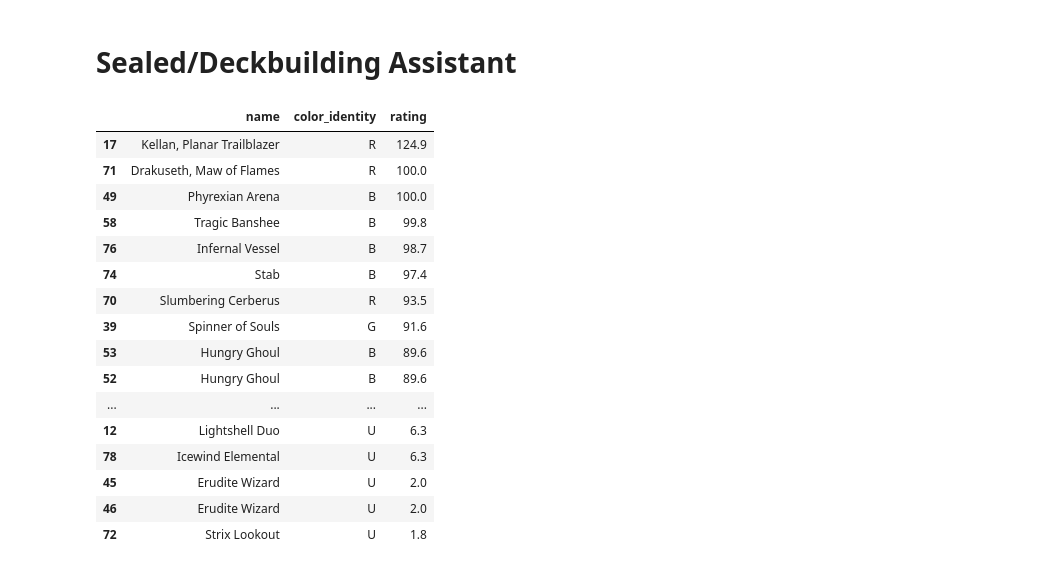
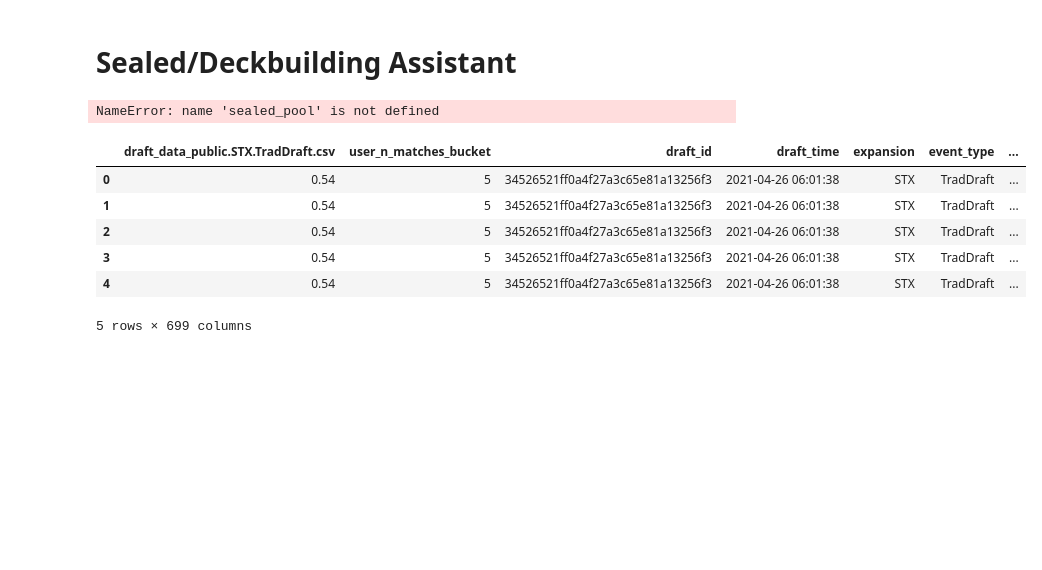
Before and after one commit to milkjeff94/statistical-drafting, a Jupyter notebook: notebooks/draft_assistant.ipynb, the cells around one changed output. Cells and saved outputs as stored; diff of their text form; code cells hidden in the pictures; blank space fills up the shorter version.

```diff
--- a/notebooks/draft_assistant.ipynb
+++ b/notebooks/draft_assistant.ipynb
@@ -138,22 +139,23 @@ sealed_cardnames = sd.parse_cardnames(sealed_pool)
 # Get deckbuild recommendations - expect to need to tweak a handful of cards.
 dm = sd.DraftModel(set="FDN")
 deck_rec = dm.get_deck_recommendation(sealed_cardnames, starting_colors="BR")
-deck_rec
+# deck_rec
 # %% [output]
-|  | name | color_identity | rating |
-| 17 | Kellan, Planar Trailblazer | R | 124.9 |
-| 71 | Drakuseth, Maw of Flames | R | 100.0 |
-| 49 | Phyrexian Arena | B | 100.0 |
-| 58 | Tragic Banshee | B | 99.8 |
-| 76 | Infernal Vessel | B | 98.7 |
-| 74 | Stab | B | 97.4 |
-| 70 | Slumbering Cerberus | R | 93.5 |
-| 39 | Spinner of Souls | G | 91.6 |
-| 53 | Hungry Ghoul | B | 89.6 |
-| 52 | Hungry Ghoul | B | 89.6 |
-| ... | ... | ... | ... |
-| 12 | Lightshell Duo | U | 6.3 |
-| 78 | Icewind Elemental | U | 6.3 |
-| 45 | Erudite Wizard | U | 2.0 |
-| 46 | Erudite Wizard | U | 2.0 |
-| 72 | Strix Lookout | U | 1.8 |
+NameError: name 'sealed_pool' is not defined
+# %%
+csv_path = "../data/17lands/draft_data_public.STX.TradDraft.csv.gz"
+
+import pandas as pd
+
+for draft_chunk in pd.read_csv(csv_path, chunksize=1000, compression="gzip"):
+    break
+
+draft_chunk.head() # "event_match_wins" always available as a field.
+# %% [output]
+|  | draft_data_public.STX.TradDraft.csv | user_n_matches_bucket | draft_id | draft_time | expansion | event_type | ... |
+| 0 | 0.54 | 5 | 34526521ff0a4f27a3c65e81a13256f3 | 2021-04-26 06:01:38 | STX | TradDraft | ... |
+| 1 | 0.54 | 5 | 34526521ff0a4f27a3c65e81a13256f3 | 2021-04-26 06:01:38 | STX | TradDraft | ... |
+| 2 | 0.54 | 5 | 34526521ff0a4f27a3c65e81a13256f3 | 2021-04-26 06:01:38 | STX | TradDraft | ... |
+| 3 | 0.54 | 5 | 34526521ff0a4f27a3c65e81a13256f3 | 2021-04-26 06:01:38 | STX | TradDraft | ... |
+| 4 | 0.54 | 5 | 34526521ff0a4f27a3c65e81a13256f3 | 2021-04-26 06:01:38 | STX | TradDraft | ... |
+5 rows × 699 columns
```
Also changed, not shown: parts of 3 cells of this notebook, 48 other files.
